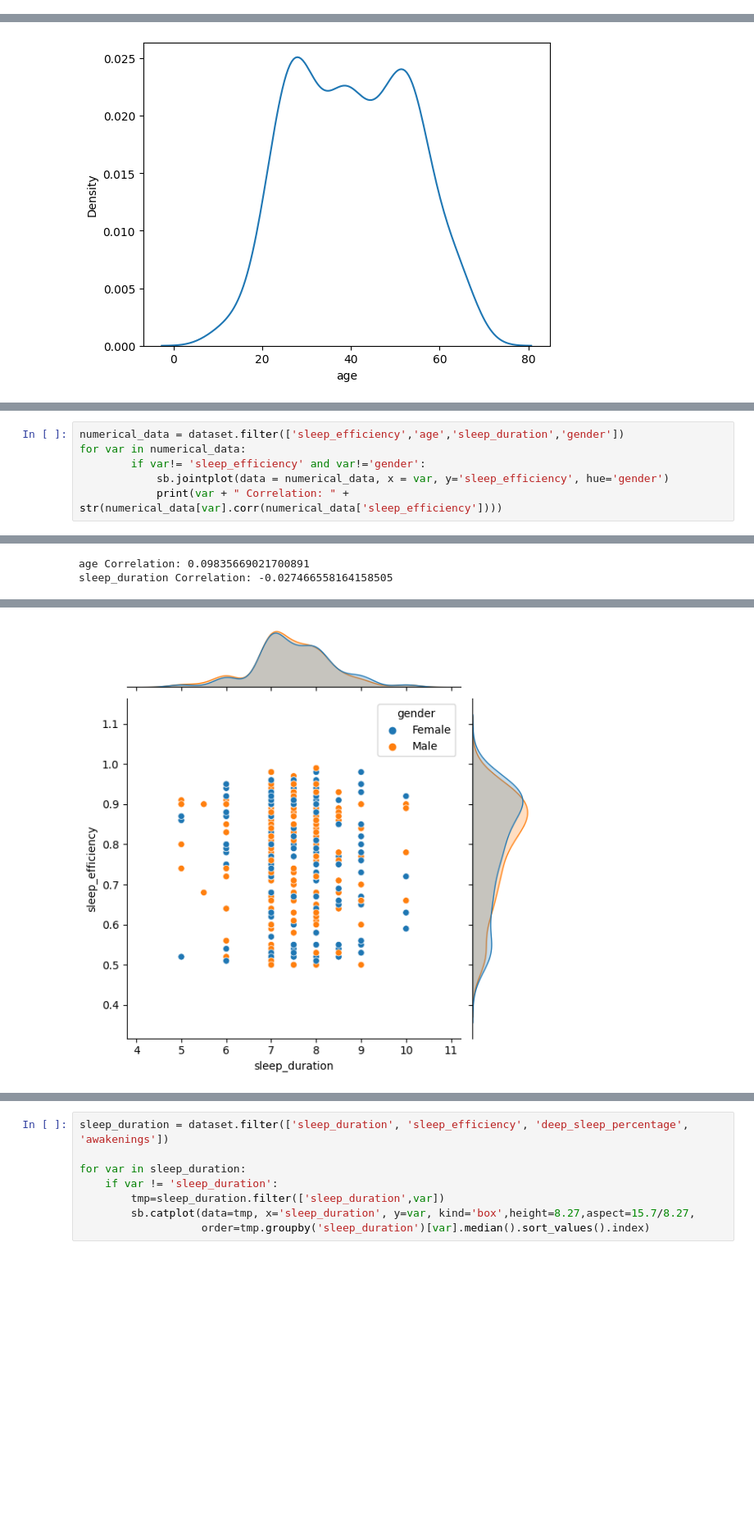
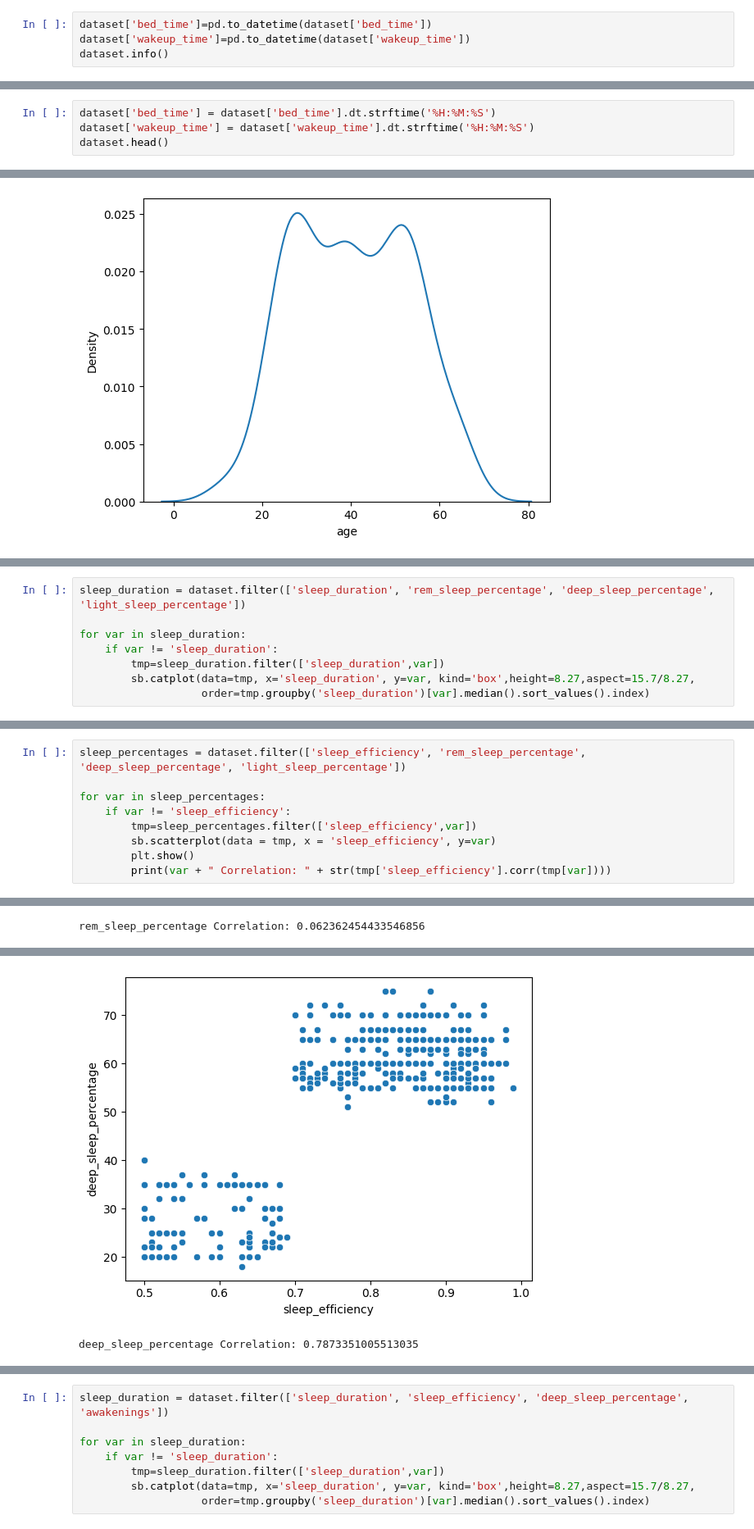
Before and after one commit to JeremyCEY/DSAI-Project, a Jupyter notebook: project.ipynb, the cells around one changed output, grey strips where cells are left out. Shown at 82% size. Cells and saved outputs as stored; diff of their text form; blank space fills up the shorter version.

```diff
--- a/project.ipynb
+++ b/project.ipynb
@@ -107,0 +82,4 @@ memory usage: 53.1+ KB
+# %%
+dataset['bed_time']=pd.to_datetime(dataset['bed_time'])
+dataset['wakeup_time']=pd.to_datetime(dataset['wakeup_time'])
+dataset.info()
@@ -107,0 +106,4 @@ memory usage: 53.1+ KB
+# %%
+dataset['bed_time'] = dataset['bed_time'].dt.strftime('%H:%M:%S')
+dataset['wakeup_time'] = dataset['wakeup_time'].dt.strftime('%H:%M:%S')
+dataset.head()
@@ -140,0 +171,8 @@ plt.show()
+# %%
+sleep_duration = dataset.filter(['sleep_duration', 'rem_sleep_percentage', 'deep_sleep_percentage', 'light_sleep_percentage'])
+
+for var in sleep_duration:
+    if var != 'sleep_duration':
+        tmp=sleep_duration.filter(['sleep_duration',var])
+        sb.catplot(data=tmp, x='sleep_duration', y=var, kind='box',height=8.27,aspect=15.7/8.27,
+                   order=tmp.groupby('sleep_duration')[var].median().sort_values().index)
@@ -141,7 +187,10 @@ plt.show()
 # %%
-numerical_data = dataset.filter(['sleep_efficiency','age','sleep_duration','gender'])
-for var in numerical_data:
-        if var!= 'sleep_efficiency' and var!='gender':
-            sb.jointplot(data = numerical_data, x = var, y='sleep_efficiency', hue='gender')
-            print(var + " Correlation: " + str(numerical_data[var].corr(numerical_data['sleep_efficiency'])))
+sleep_percentages = dataset.filter(['sleep_efficiency', 'rem_sleep_percentage', 'deep_sleep_percentage', 'light_sleep_percentage'])
+
+for var in sleep_percentages:
+    if var != 'sleep_efficiency':
+        tmp=sleep_percentages.filter(['sleep_efficiency',var])
+        sb.scatterplot(data = tmp, x = 'sleep_efficiency', y=var)
+        plt.show()
+        print(var + " Correlation: " + str(tmp['sleep_efficiency'].corr(tmp[var])))
 # %% [output]
@@ -148,2 +198 @@ for var in numerical_data:
-age Correlation: 0.09835669021700891
-sleep_duration Correlation: -0.027466558164158505
+rem_sleep_percentage Correlation: 0.062362454433546856
@@ -151 +199,2 @@ sleep_duration Correlation: -0.027466558164158505
-[figure, old version]
+[figure, new version]
+deep_sleep_percentage Correlation: 0.7873351005513035
```
Also changed, not shown: parts of 44 cells of this notebook.
